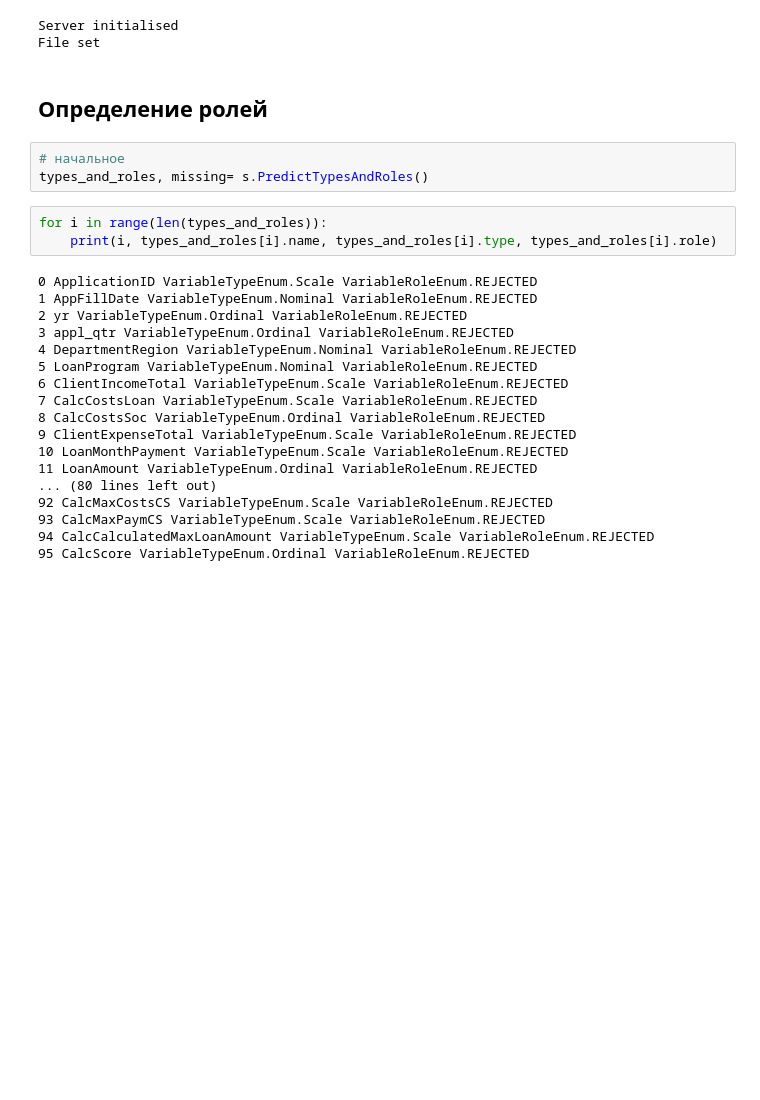
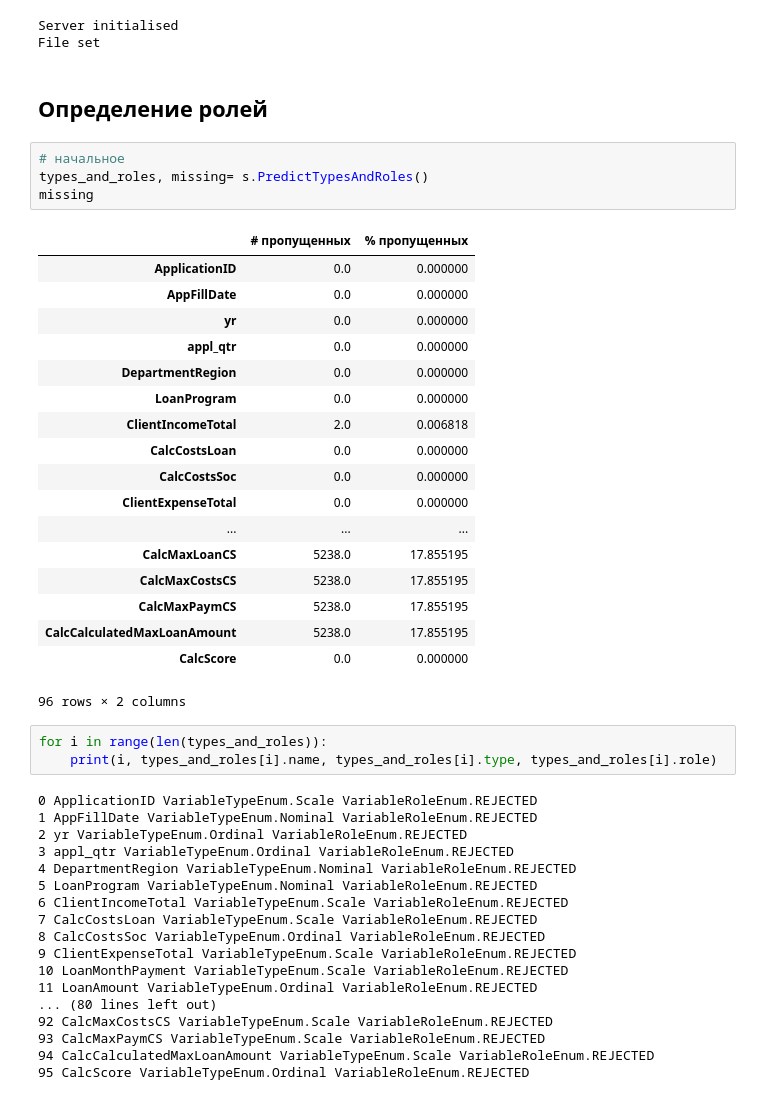
Before and after one commit to Sophia-team/datapy, a Jupyter notebook: Full module.ipynb, the cells around one changed output. Cells and saved outputs as stored; diff of their text form; blank space fills up the shorter version.

```diff
--- a/Full module.ipynb
+++ b/Full module.ipynb
@@ -19,6 +20,26 @@ File set
 # %%
 # начальное
 types_and_roles, missing= s.PredictTypesAndRoles()
+missing
+# %% [output]
+|  | # пропущенных | % пропущенных |
+| ApplicationID | 0.0 | 0.000000 |
+| AppFillDate | 0.0 | 0.000000 |
+| yr | 0.0 | 0.000000 |
+| appl_qtr | 0.0 | 0.000000 |
+| DepartmentRegion | 0.0 | 0.000000 |
+| LoanProgram | 0.0 | 0.000000 |
+| ClientIncomeTotal | 2.0 | 0.006818 |
+| CalcCostsLoan | 0.0 | 0.000000 |
+| CalcCostsSoc | 0.0 | 0.000000 |
+| ClientExpenseTotal | 0.0 | 0.000000 |
+| ... | ... | ... |
+| CalcMaxLoanCS | 5238.0 | 17.855195 |
+| CalcMaxCostsCS | 5238.0 | 17.855195 |
+| CalcMaxPaymCS | 5238.0 | 17.855195 |
+| CalcCalculatedMaxLoanAmount | 5238.0 | 17.855195 |
+| CalcScore | 0.0 | 0.000000 |
+96 rows × 2 columns
 # %%
 for i in range(len(types_and_roles)):
     print(i, types_and_roles[i].name, types_and_roles[i].type, types_and_roles[i].role)
```
Also changed, not shown: parts of 5 cells of this notebook, 2 other files.
